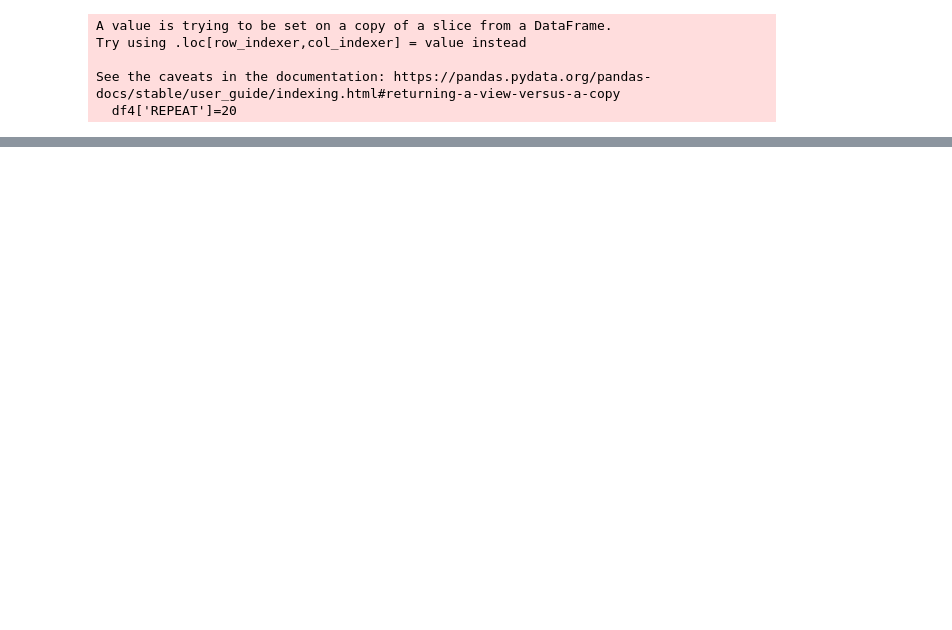
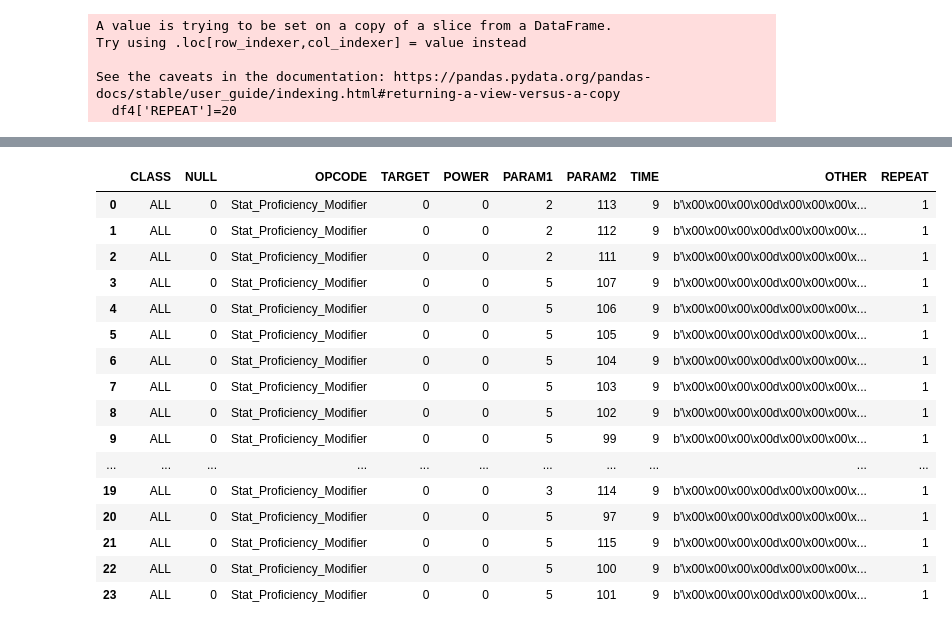
Before and after one commit to yzhcareer/BaldurGate-Save, a Jupyter notebook: New/src/parserbase.ipynb, the cells around one changed output, grey strips where cells are left out. Saved outputs shown, nothing was run; the diff lists cells and outputs as text; code cells hidden in the pictures; blank space fills up the shorter version.

```diff
--- a/New/src/parserbase.ipynb
+++ b/New/src/parserbase.ipynb
@@ -883,3 +883,25 @@ df6.sort_values(['CLASS', 'OPCODE']).reset_index(drop=True)
 | 30 | WIZARD | 0 | High_Level_Ability_Denotation | 0 | 0 | 0 | 0 | 9 | b'\x00\x00\x00\x00d\x00\x00\x00SP... | WIZARD_IMPROVED_ALACRITY | 1 |
 | 31 | WIZARD | 0 | High_Level_Ability_Denotation | 0 | 0 | 0 | 0 | 9 | b'\x00\x00\x00\x00d\x00\x00\x00SP... | WIZARD_SUMMON_PLANATAR_GOOD | 1 |
 | 32 | WIZARD | 0 | High_Level_Ability_Denotation | 0 | 0 | 0 | 0 | 9 | b'\x00\x00\x00\x00d\x00\x00\x00SP... | WIZARD_COMET | 1 |
+# %%
+df7 = s1.Party[0].Effects
+# %%
+df7
+# %% [output]
+|  | CLASS | NULL | OPCODE | TARGET | POWER | PARAM1 | PARAM2 | TIME | OTHER | REPEAT |
+| 0 | ALL | 0 | Stat_Proficiency_Modifier | 0 | 0 | 2 | 113 | 9 | b'\x00\x00\x00\x00d\x00\x00\x00\x... | 1 |
+| 1 | ALL | 0 | Stat_Proficiency_Modifier | 0 | 0 | 2 | 112 | 9 | b'\x00\x00\x00\x00d\x00\x00\x00\x... | 1 |
+| 2 | ALL | 0 | Stat_Proficiency_Modifier | 0 | 0 | 2 | 111 | 9 | b'\x00\x00\x00\x00d\x00\x00\x00\x... | 1 |
+| 3 | ALL | 0 | Stat_Proficiency_Modifier | 0 | 0 | 5 | 107 | 9 | b'\x00\x00\x00\x00d\x00\x00\x00\x... | 1 |
+| 4 | ALL | 0 | Stat_Proficiency_Modifier | 0 | 0 | 5 | 106 | 9 | b'\x00\x00\x00\x00d\x00\x00\x00\x... | 1 |
+| 5 | ALL | 0 | Stat_Proficiency_Modifier | 0 | 0 | 5 | 105 | 9 | b'\x00\x00\x00\x00d\x00\x00\x00\x... | 1 |
+| 6 | ALL | 0 | Stat_Proficiency_Modifier | 0 | 0 | 5 | 104 | 9 | b'\x00\x00\x00\x00d\x00\x00\x00\x... | 1 |
+| 7 | ALL | 0 | Stat_Proficiency_Modifier | 0 | 0 | 5 | 103 | 9 | b'\x00\x00\x00\x00d\x00\x00\x00\x... | 1 |
+| 8 | ALL | 0 | Stat_Proficiency_Modifier | 0 | 0 | 5 | 102 | 9 | b'\x00\x00\x00\x00d\x00\x00\x00\x... | 1 |
+| 9 | ALL | 0 | Stat_Proficiency_Modifier | 0 | 0 | 5 | 99 | 9 | b'\x00\x00\x00\x00d\x00\x00\x00\x... | 1 |
+| ... | ... | ... | ... | ... | ... | ... | ... | ... | ... | ... |
+| 19 | ALL | 0 | Stat_Proficiency_Modifier | 0 | 0 | 3 | 114 | 9 | b'\x00\x00\x00\x00d\x00\x00\x00\x... | 1 |
+| 20 | ALL | 0 | Stat_Proficiency_Modifier | 0 | 0 | 5 | 97 | 9 | b'\x00\x00\x00\x00d\x00\x00\x00\x... | 1 |
+| 21 | ALL | 0 | Stat_Proficiency_Modifier | 0 | 0 | 5 | 115 | 9 | b'\x00\x00\x00\x00d\x00\x00\x00\x... | 1 |
+| 22 | ALL | 0 | Stat_Proficiency_Modifier | 0 | 0 | 5 | 100 | 9 | b'\x00\x00\x00\x00d\x00\x00\x00\x... | 1 |
+| 23 | ALL | 0 | Stat_Proficiency_Modifier | 0 | 0 | 5 | 101 | 9 | b'\x00\x00\x00\x00d\x00\x00\x00\x... | 1 |
```
Also changed, not shown: parts of 3 cells of this notebook, 15 other files.
